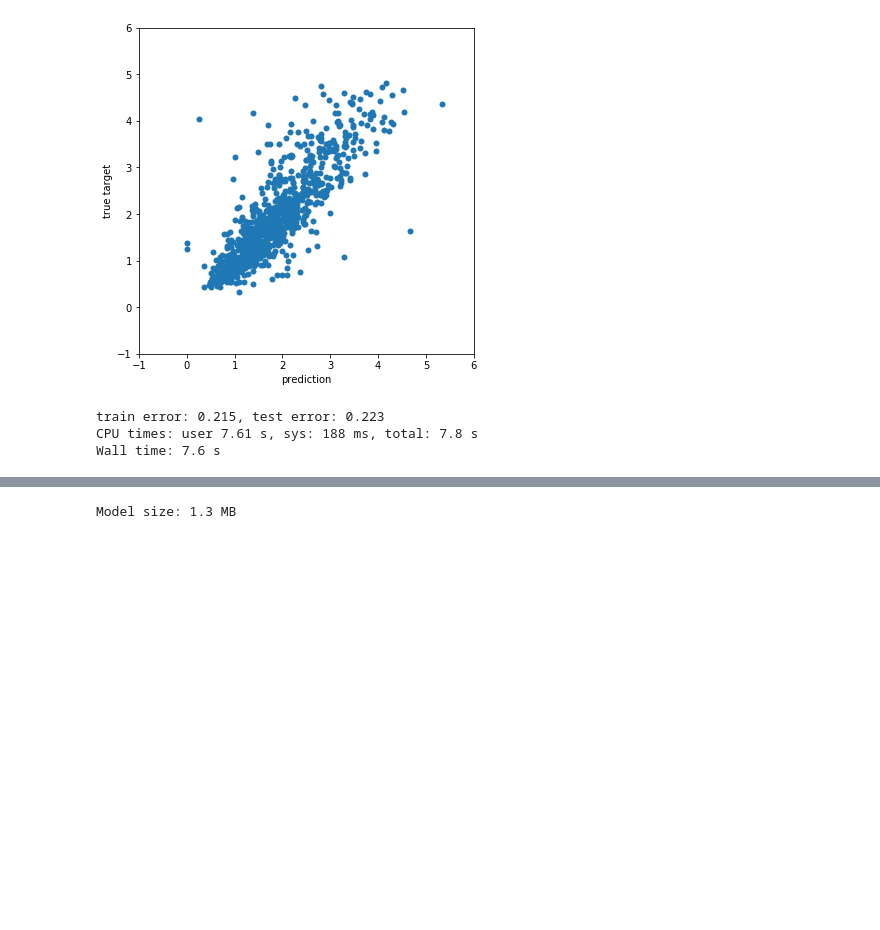
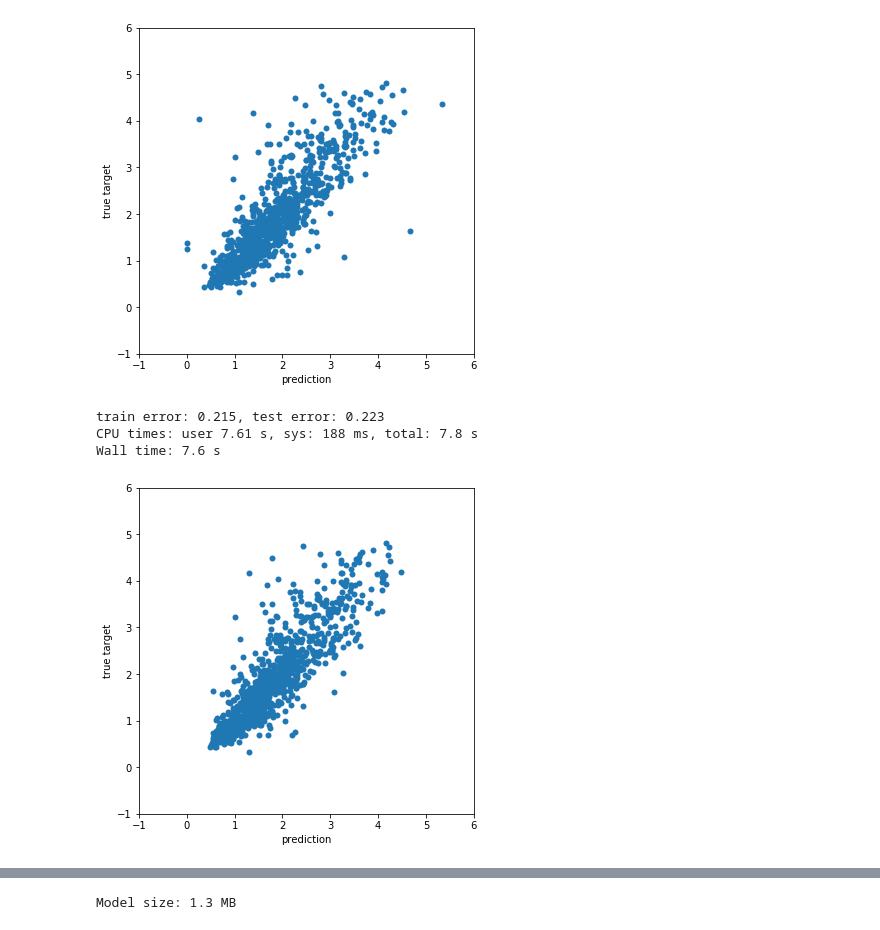
Before and after one commit to ogrisel/notebooks, a Jupyter notebook: sklearn_demos/Gradient Boosting.ipynb, the cells around one changed output, grey strips where cells are left out. Saved outputs shown, nothing was run; the diff lists cells and outputs as text; code cells hidden in the pictures; blank space fills up the shorter version.

```diff
--- a/sklearn_demos/Gradient Boosting.ipynb
+++ b/sklearn_demos/Gradient Boosting.ipynb
@@ -160,6 +160,12 @@ print("train error: %0.3f, test error: %0.3f" %
 train error: 0.215, test error: 0.223
 CPU times: user 7.61 s, sys: 188 ms, total: 7.8 s
 Wall time: 7.6 s
+# %%
+scatter_predictions(
+    np.exp(mlp.predict(X_test[y_test < 4.9])),
+    y_test[y_test < 4.9])
+# %% [output]
+[figure, added]
 # %%
 %%time
 gbr = GradientBoostingRegressor(learning_rate=0.1, max_depth=8, min_samples_leaf=3,
```
Also changed, not shown: parts of 15 cells of this notebook.
